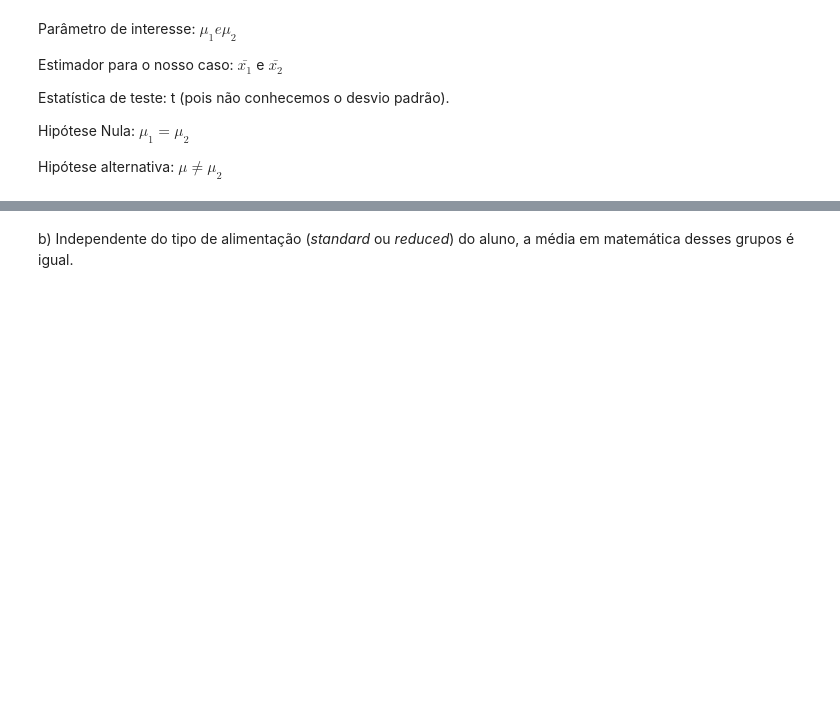
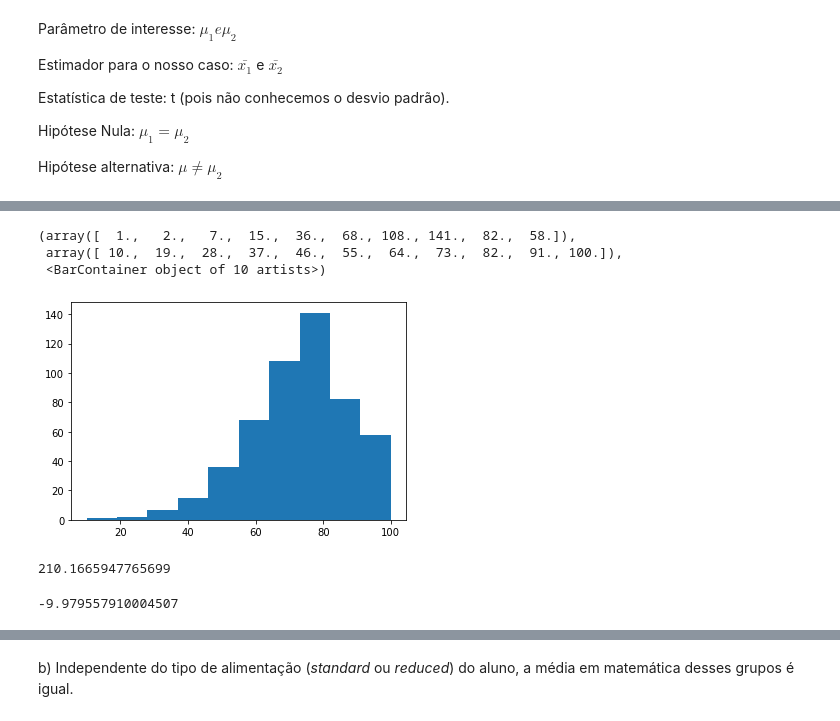
Before and after one commit to gperbone/topcoders-curso-python-dados, a Jupyter notebook: Modulo-6-Estatistica-I/Aula 6 e 7 - Teste de Hipóteses.ipynb, the cells around one changed output, grey strips where cells are left out. Drawn from its saved outputs; the diff is of its cells as text; code cells hidden in the pictures; blank space fills up the shorter version.

```diff
--- a/Modulo-6-Estatistica-I/Aula 6 e 7 - Teste de Hipóteses.ipynb
+++ b/Modulo-6-Estatistica-I/Aula 6 e 7 - Teste de Hipóteses.ipynb
@@ -276,0 +300,7 @@ Hipótese alternativa: $\mu \ne \mu_{2}$
+# %%
+plt.hist(vals_female)
+# %% [output]
+(array([  1.,   2.,   7.,  15.,  36.,  68., 108., 141.,  82.,  58.]),
+ array([ 10.,  19.,  28.,  37.,  46.,  55.,  64.,  73.,  82.,  91., 100.]),
+ <BarContainer object of 10 artists>)
+[figure, added]
@@ -277,2 +318,6 @@ Hipótese alternativa: $\mu \ne \mu_{2}$
+# %%
+pooled_var
+# %% [output]
+210.1665947765699
 # %%
 #Calculando a estatística de teste (t ou z?)
@@ -279 +325,5 @@ Hipótese alternativa: $\mu \ne \mu_{2}$
+# %%
+t
+# %% [output]
+-9.979557910004507
 # %%
```
Also changed, not shown: parts of 26 cells of this notebook, 6 other files.
